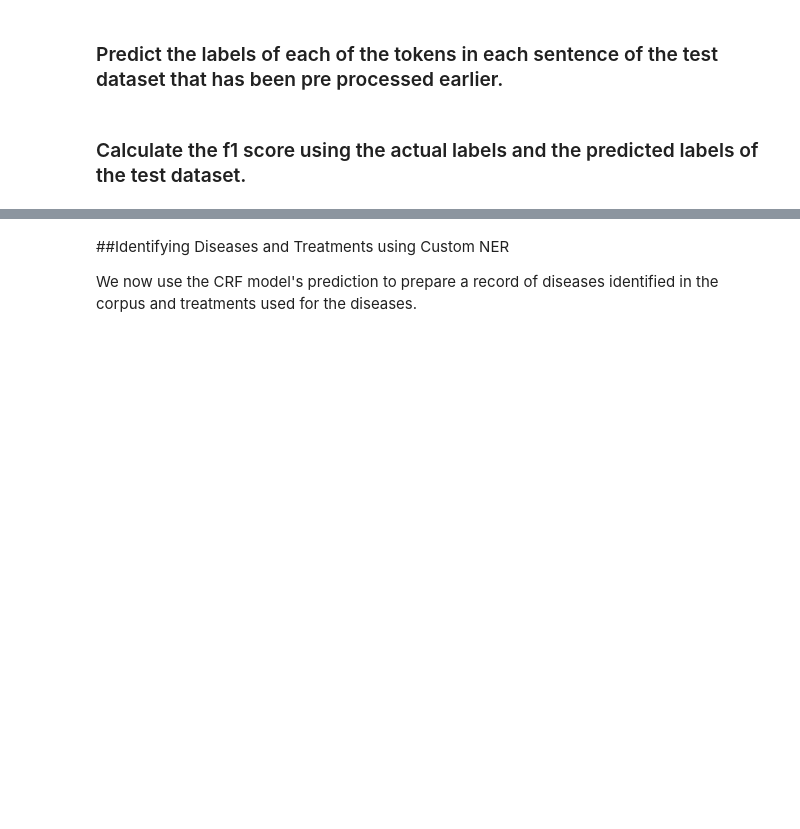
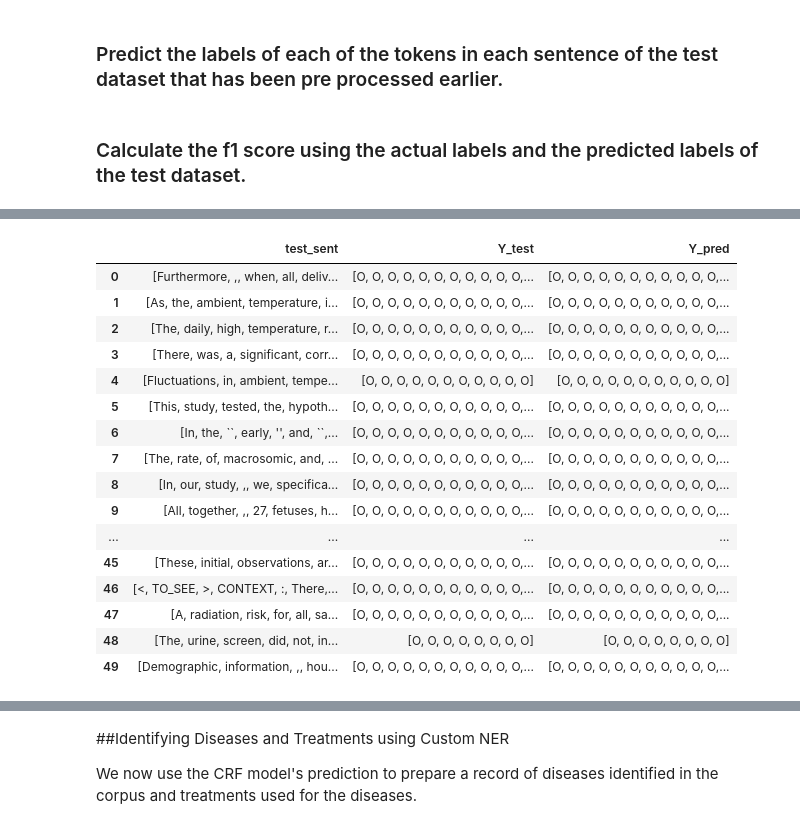
Before and after one commit to abhijeetpj/NLP-Name-Entity-Recognition, a Jupyter notebook: Assignment.ipynb, the cells around one changed output, grey strips where cells are left out. Cells and saved outputs as stored; diff of their text form; code cells hidden in the pictures; blank space fills up the shorter version.

Commit message:
Model+Dictionary

```diff
--- a/Assignment.ipynb
+++ b/Assignment.ipynb
@@ -243,0 +348,5 @@ Check that both sentences and labels are processed
+# %%
+# Build the CRF model.
+# Build the CRF model.
+crf = sklearn_crfsuite.CRF(max_iterations=100)
+crf.fit(X_train, Y_train)
@@ -245,5 +356,8 @@ Check that both sentences and labels are processed
 ## Evaluation
 # %% [markdown]
 ### Predict the labels of each of the tokens in each sentence of the test dataset that has been pre processed earlier.
+# %%
+# Calculate the f1 score using the test data
+Y_pred = crf.predict(X_test)
 # %% [markdown]
 ### Calculate the f1 score using the actual labels and the predicted labels of the test dataset.
@@ -249,0 +398,3 @@ Check that both sentences and labels are processed
+# %%
+final_df = pd.DataFrame({'test_sent':test_sent, 'Y_test':Y_test, 'Y_pred':Y_pred})
+final_df.head(10)
@@ -249,0 +413,23 @@ Check that both sentences and labels are processed
+# %%
+for ind in final_df.test_sent.index:
+    final_df.test_sent[ind] = final_df.test_sent[ind].split(" ")
+# %%
+final_df.head(50)
+# %% [output]
+|  | test_sent | Y_test | Y_pred |
+| 0 | [Furthermore, ,, when, all, deliv... | [O, O, O, O, O, O, O, O, O, O, O,... | [O, O, O, O, O, O, O, O, O, O, O,... |
+| 1 | [As, the, ambient, temperature, i... | [O, O, O, O, O, O, O, O, O, O, O,... | [O, O, O, O, O, O, O, O, O, O, O,... |
+| 2 | [The, daily, high, temperature, r... | [O, O, O, O, O, O, O, O, O, O, O,... | [O, O, O, O, O, O, O, O, O, O, O,... |
+| 3 | [There, was, a, significant, corr... | [O, O, O, O, O, O, O, O, O, O, O,... | [O, O, O, O, O, O, O, O, O, O, O,... |
+| 4 | [Fluctuations, in, ambient, tempe... | [O, O, O, O, O, O, O, O, O, O, O] | [O, O, O, O, O, O, O, O, O, O, O] |
+| 5 | [This, study, tested, the, hypoth... | [O, O, O, O, O, O, O, O, O, O, O,... | [O, O, O, O, O, O, O, O, O, O, O,... |
+| 6 | [In, the, ``, early, '', and, ``,... | [O, O, O, O, O, O, O, O, O, O, O,... | [O, O, O, O, O, O, O, O, O, O, O,... |
+| 7 | [The, rate, of, macrosomic, and, ... | [O, O, O, O, O, O, O, O, O, O, O,... | [O, O, O, O, O, O, O, O, O, O, O,... |
+| 8 | [In, our, study, ,, we, specifica... | [O, O, O, O, O, O, O, O, O, O, O,... | [O, O, O, O, O, O, O, O, O, O, O,... |
+| 9 | [All, together, ,, 27, fetuses, h... | [O, O, O, O, O, O, O, O, O, O, O,... | [O, O, O, O, O, O, O, O, O, O, O,... |
+| ... | ... | ... | ... |
+| 45 | [These, initial, observations, ar... | [O, O, O, O, O, O, O, O, O, O, O,... | [O, O, O, O, O, O, O, O, O, O, O,... |
+| 46 | [<, TO_SEE, >, CONTEXT, :, There,... | [O, O, O, O, O, O, O, O, O, O, O,... | [O, O, O, O, O, O, O, O, O, O, O,... |
+| 47 | [A, radiation, risk, for, all, sa... | [O, O, O, O, O, O, O, O, O, O, O,... | [O, O, O, O, O, O, O, O, O, O, O,... |
+| 48 | [The, urine, screen, did, not, in... | [O, O, O, O, O, O, O, O] | [O, O, O, O, O, O, O, O] |
+| 49 | [Demographic, information, ,, hou... | [O, O, O, O, O, O, O, O, O, O, O,... | [O, O, O, O, O, O, O, O, O, O, O,... |
```
Also changed, not shown: parts of 35 cells of this notebook.
